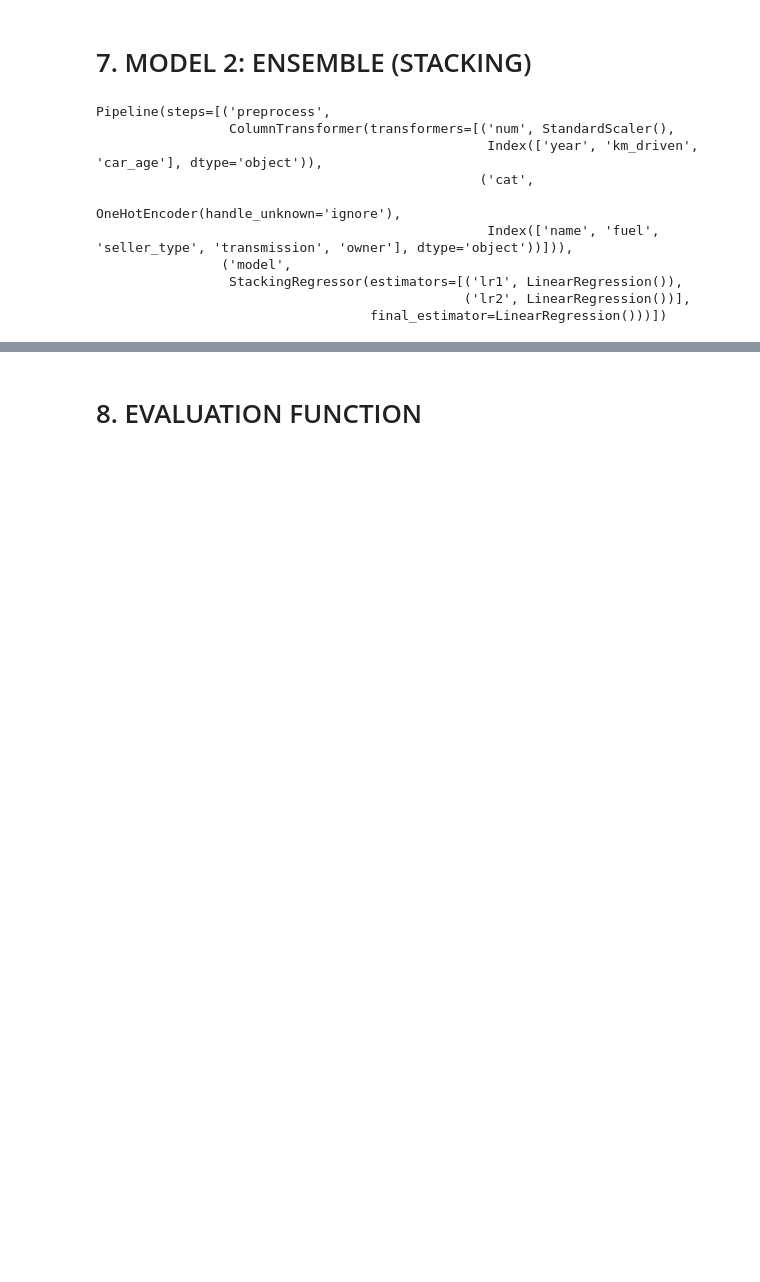
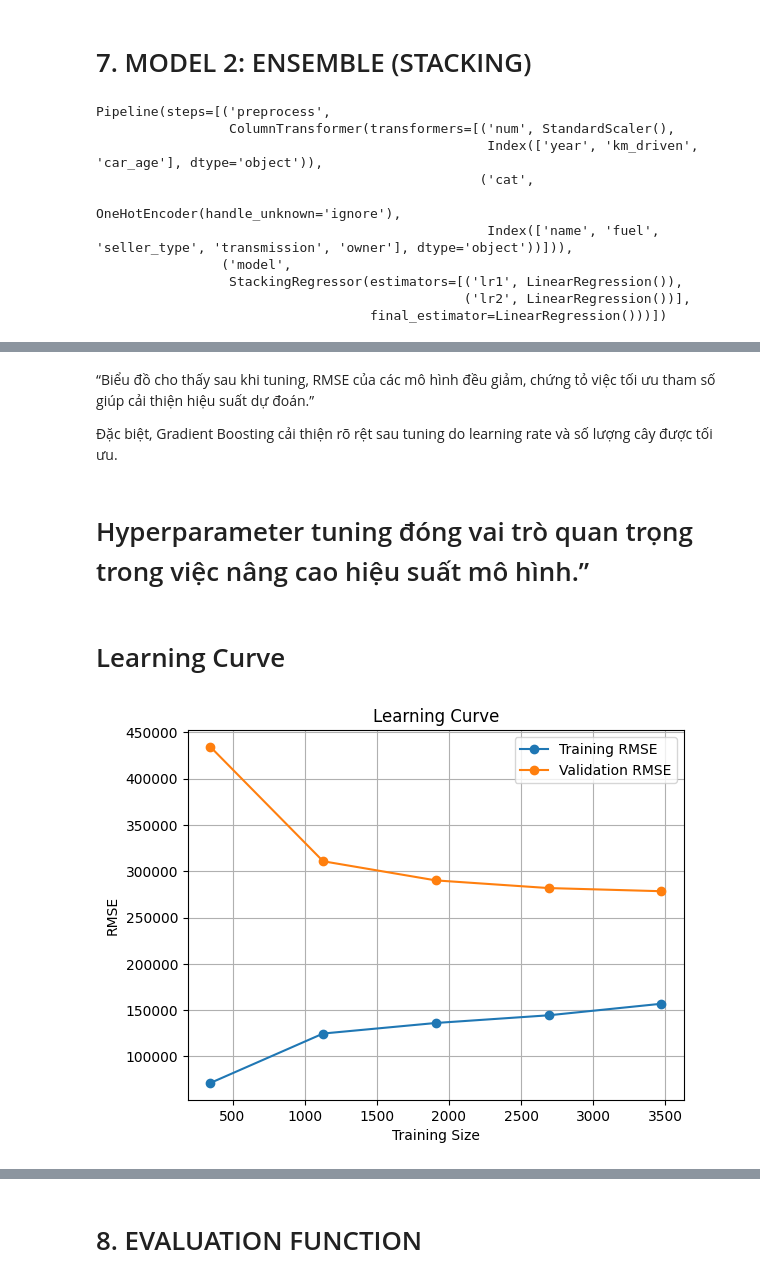
Before and after one commit to hoangchaulanbao/HocmayNC, a Jupyter notebook: Du_doan_gia_xe_o_to.ipynb, the cells around one changed output, grey strips where cells are left out. Drawn from its saved outputs; the diff is of its cells as text; code cells hidden in the pictures; blank space fills up the shorter version.

```diff
--- a/Du_doan_gia_xe_o_to.ipynb
+++ b/Du_doan_gia_xe_o_to.ipynb
@@ -706,0 +966,43 @@ Pipeline(steps=[('preprocess',
+# %% [markdown]
+“Biểu đồ cho thấy sau khi tuning, RMSE của các mô hình đều giảm, chứng tỏ việc tối ưu tham số giúp cải thiện hiệu suất dự đoán.”
+
+Đặc biệt, Gradient Boosting cải thiện rõ rệt sau tuning do learning rate và số lượng cây được tối ưu.
+# %% [markdown]
+# Hyperparameter tuning đóng vai trò quan trọng trong việc nâng cao hiệu suất mô hình.”
+# %% [markdown]
+# Learning Curve
+# %%
+from sklearn.model_selection import learning_curve
+import numpy as np
+import matplotlib.pyplot as plt
+
+# chọn model (đã tuning càng tốt)
+model = best_gb  # hoặc best_rf
+
+train_sizes, train_scores, val_scores = learning_curve(
+    model,
+    X,
+    y,
+    cv=5,
+    scoring='neg_root_mean_squared_error',
+    train_sizes=np.linspace(0.1, 1.0, 5),
+    n_jobs=-1
+)
+
+# chuyển về RMSE
+train_rmse = -train_scores.mean(axis=1)
+val_rmse = -val_scores.mean(axis=1)
+
+# plot
+plt.figure()
+plt.plot(train_sizes, train_rmse, marker='o', label='Training RMSE')
+plt.plot(train_sizes, val_rmse, marker='o', label='Validation RMSE')
+
+plt.xlabel('Training Size')
+plt.ylabel('RMSE')
+plt.title('Learning Curve')
+plt.legend()
+plt.grid()
+plt.show()
+# %% [output]
+[figure, added]
```
Also changed, not shown: parts of 30 cells of this notebook.
